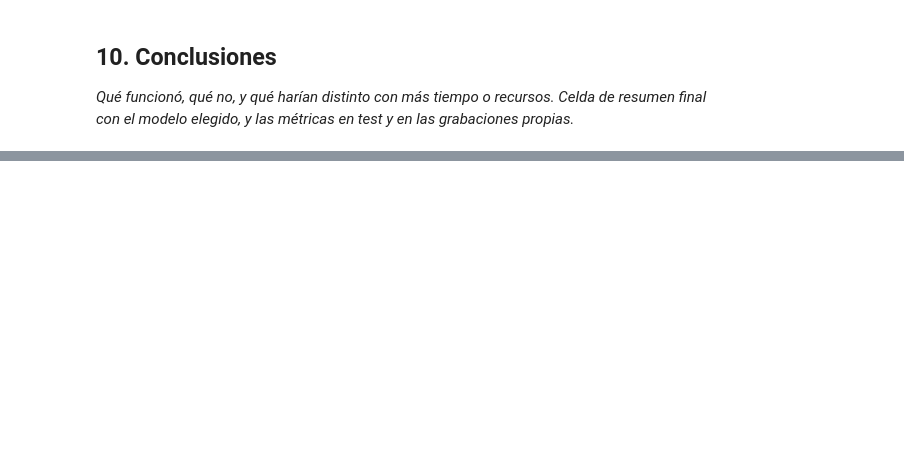
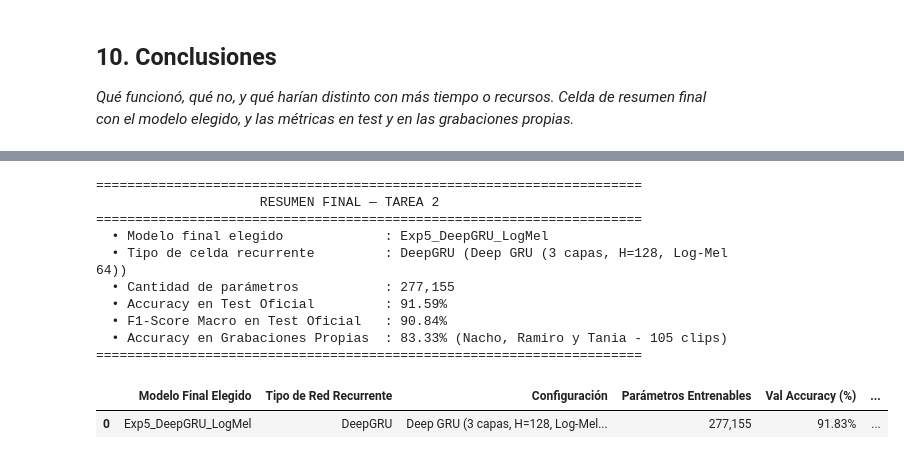
Before and after one commit to ibuscio/taller_deeplearning, a Jupyter notebook: Tarea_2_letra.ipynb, the cells around one changed output, grey strips where cells are left out. Saved outputs shown, nothing was run; the diff lists cells and outputs as text; code cells hidden in the pictures; blank space fills up the shorter version.

```diff
--- a/Tarea_2_letra.ipynb
+++ b/Tarea_2_letra.ipynb
@@ -1673,0 +1863,48 @@ _Qué funcionó, qué no, y qué harían distinto con más tiempo o recursos. Ce
+# %%
+# ==============================================================================
+# CELDA DE RESUMEN FINAL DEL TRABAJO
+# ==============================================================================
+resumen_final = pd.DataFrame([
+    {
+        "Modelo Final Elegido": best_exp_key,
+        "Tipo de Red Recurrente": best_exp["cell_type"],
+        "Configuración": best_exp["config"],
+        "Parámetros Entrenables": f"{best_exp['params']:,}",
+        "Val Accuracy (%)": f"{best_exp['val_acc'] * 100:.2f}%",
+        "Test Oficial Accuracy (%)": f"{test_acc * 100:.2f}%",
+        "Test Oficial F1-Macro (%)": f"{test_f1_macro * 100:.2f}%",
+        "Grabaciones Propias Accuracy (%)": f"{acc_total_own:.2f}%",
+    }
+])
+
+print("======================================================================")
+print("                     RESUMEN FINAL — TAREA 2                          ")
+print("======================================================================")
+print(f"  • Modelo final elegido             : {best_exp_key}")
+print(
+    f"  • Tipo de celda recurrente         : {best_exp['cell_type']}"
+    f" ({best_exp['config']})"
+)
+print(f"  • Cantidad de parámetros           : {best_exp['params']:,}")
+print(f"  • Accuracy en Test Oficial         : {test_acc * 100:.2f}%")
+print(f"  • F1-Score Macro en Test Oficial   : {test_f1_macro * 100:.2f}%")
+print(
+    f"  • Accuracy en Grabaciones Propias  : {acc_total_own:.2f}% (Nacho,"
+    " Ramiro y Tania - 105 clips)"
+)
+print("======================================================================\n")
+
+display(resumen_final)
+# %% [output]
+======================================================================
+                     RESUMEN FINAL — TAREA 2
+======================================================================
+  • Modelo final elegido             : Exp5_DeepGRU_LogMel
+  • Tipo de celda recurrente         : DeepGRU (Deep GRU (3 capas, H=128, Log-Mel 64))
+  • Cantidad de parámetros           : 277,155
+  • Accuracy en Test Oficial         : 91.59%
+  • F1-Score Macro en Test Oficial   : 90.84%
+  • Accuracy en Grabaciones Propias  : 83.33% (Nacho, Ramiro y Tania - 105 clips)
+======================================================================
+|  | Modelo Final Elegido | Tipo de Red Recurrente | Configuración | Parámetros Entrenables | Val Accuracy (%) | ... |
+| 0 | Exp5_DeepGRU_LogMel | DeepGRU | Deep GRU (3 capas, H=128, Log-Mel... | 277,155 | 91.83% | ... |
```
Also changed, not shown: parts of 13 cells of this notebook.
